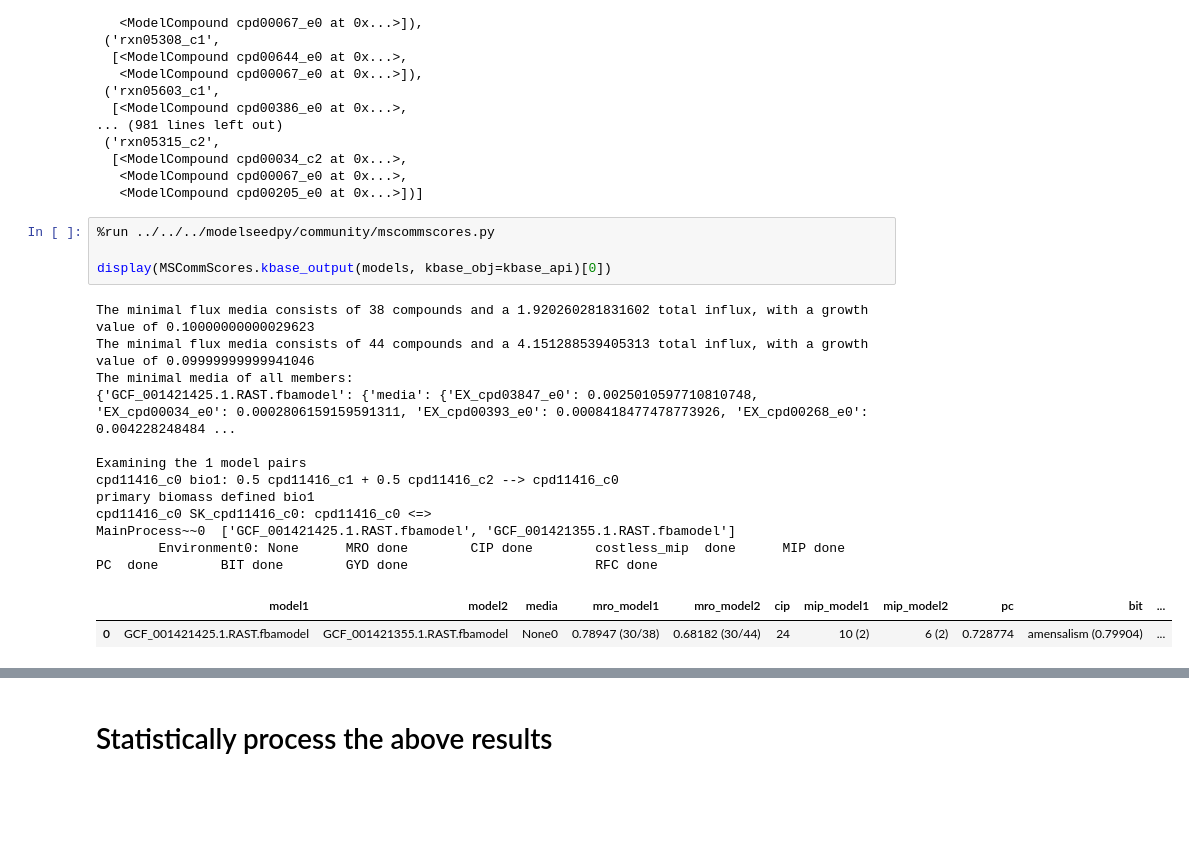
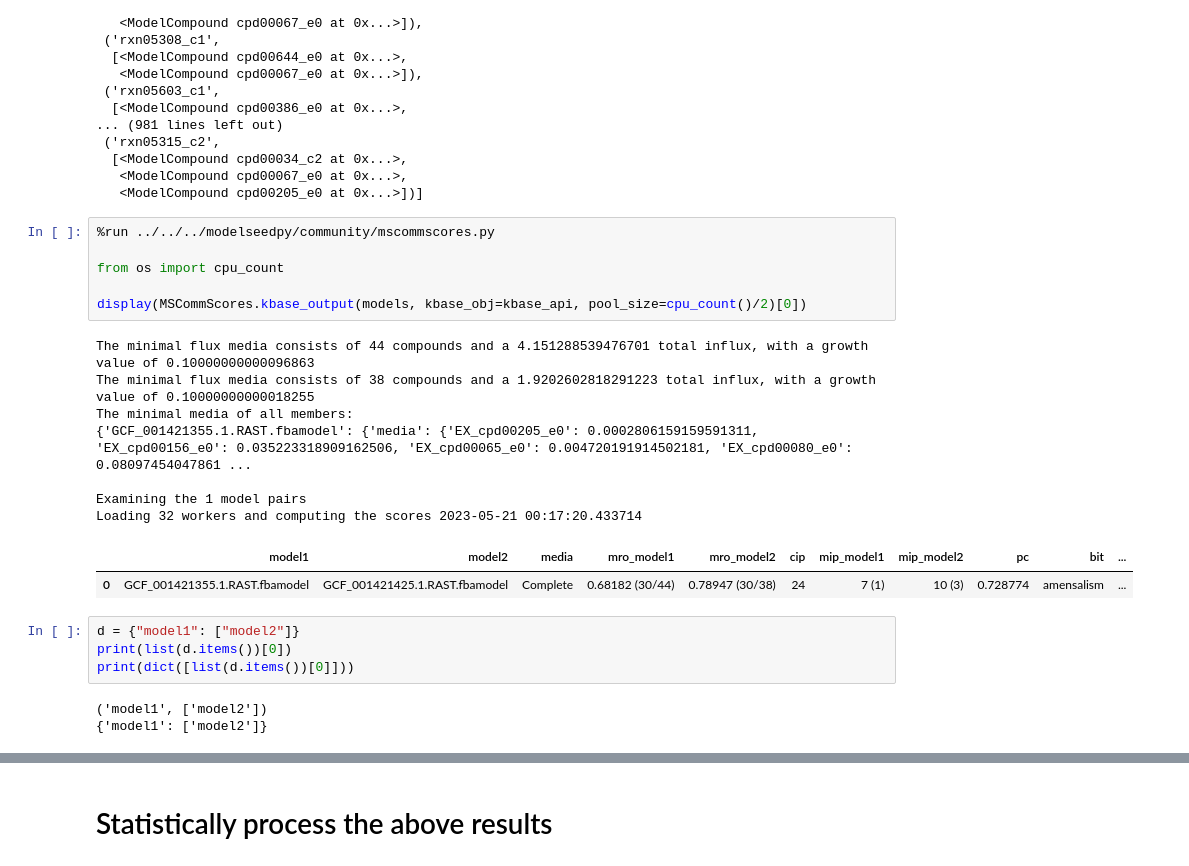
Before and after one commit to dtriadis/ModelSEEDpy, a Jupyter notebook: examples/Community Modeling/smetana/10-member_pairs_dev.ipynb, the cells around one changed output, grey strips where cells are left out. Cells and saved outputs as stored; diff of their text form; blank space fills up the shorter version.

Commit message:
CommScores update

```diff
--- a/examples/Community Modeling/smetana/10-member_pairs_dev.ipynb
+++ b/examples/Community Modeling/smetana/10-member_pairs_dev.ipynb
@@ -1054,18 +1054,23 @@ display([(trans.id, trans.reactants) for trans in comm_transports])
 # %%
 %run ../../../modelseedpy/community/mscommscores.py
 
-display(MSCommScores.kbase_output(models, kbase_obj=kbase_api)[0])
+from os import cpu_count
+
+display(MSCommScores.kbase_output(models, kbase_obj=kbase_api, pool_size=cpu_count()/2)[0])
 # %% [output]
-The minimal flux media consists of 38 compounds and a 1.920260281831602 total influx, with a growth value of 0.10000000000029623
-The minimal flux media consists of 44 compounds and a 4.151288539405313 total influx, with a growth value of 0.09999999999941046
+The minimal flux media consists of 44 compounds and a 4.151288539476701 total influx, with a growth value of 0.10000000000096863
+The minimal flux media consists of 38 compounds and a 1.9202602818291223 total influx, with a growth value of 0.10000000000018255
 The minimal media of all members:
-{'GCF_001421425.1.RAST.fbamodel': {'media': {'EX_cpd03847_e0': 0.0025010597710810748, 'EX_cpd00034_e0': 0.0002806159159591311, 'EX_cpd00393_e0': 0.0008418477478773926, 'EX_cpd00268_e0': 0.004228248484 ...
+{'GCF_001421355.1.RAST.fbamodel': {'media': {'EX_cpd00205_e0': 0.0002806159159591311, 'EX_cpd00156_e0': 0.035223318909162506, 'EX_cpd00065_e0': 0.004720191914502181, 'EX_cpd00080_e0': 0.08097454047861 ...
 
 Examining the 1 model pairs
-cpd11416_c0 bio1: 0.5 cpd11416_c1 + 0.5 cpd11416_c2 --> cpd11416_c0
-primary biomass defined bio1
-cpd11416_c0 SK_cpd11416_c0: cpd11416_c0 <=>
-MainProcess~~0  ['GCF_001421425.1.RAST.fbamodel', 'GCF_001421355.1.RAST.fbamodel']
-        Environment0: None      MRO done        CIP done        costless_mip  done      MIP done        PC  done        BIT done        GYD done                        RFC done
+Loading 32 workers and computing the scores 2023-05-21 00:17:20.433714
 |  | model1 | model2 | media | mro_model1 | mro_model2 | cip | mip_model1 | mip_model2 | pc | bit | ... |
-| 0 | GCF_001421425.1.RAST.fbamodel | GCF_001421355.1.RAST.fbamodel | None0 | 0.78947 (30/38) | 0.68182 (30/44) | 24 | 10 (2) | 6 (2) | 0.728774 | amensalism (0.79904) | ... |
+| 0 | GCF_001421355.1.RAST.fbamodel | GCF_001421425.1.RAST.fbamodel | Complete | 0.68182 (30/44) | 0.78947 (30/38) | 24 | 7 (1) | 10 (3) | 0.728774 | amensalism | ... |
+# %%
+d = {"model1": ["model2"]}
+print(list(d.items())[0])
+print(dict([list(d.items())[0]]))
+# %% [output]
+('model1', ['model2'])
+{'model1': ['model2']}
```
Also changed, not shown: parts of 1 cell of this notebook, 2 other files.
